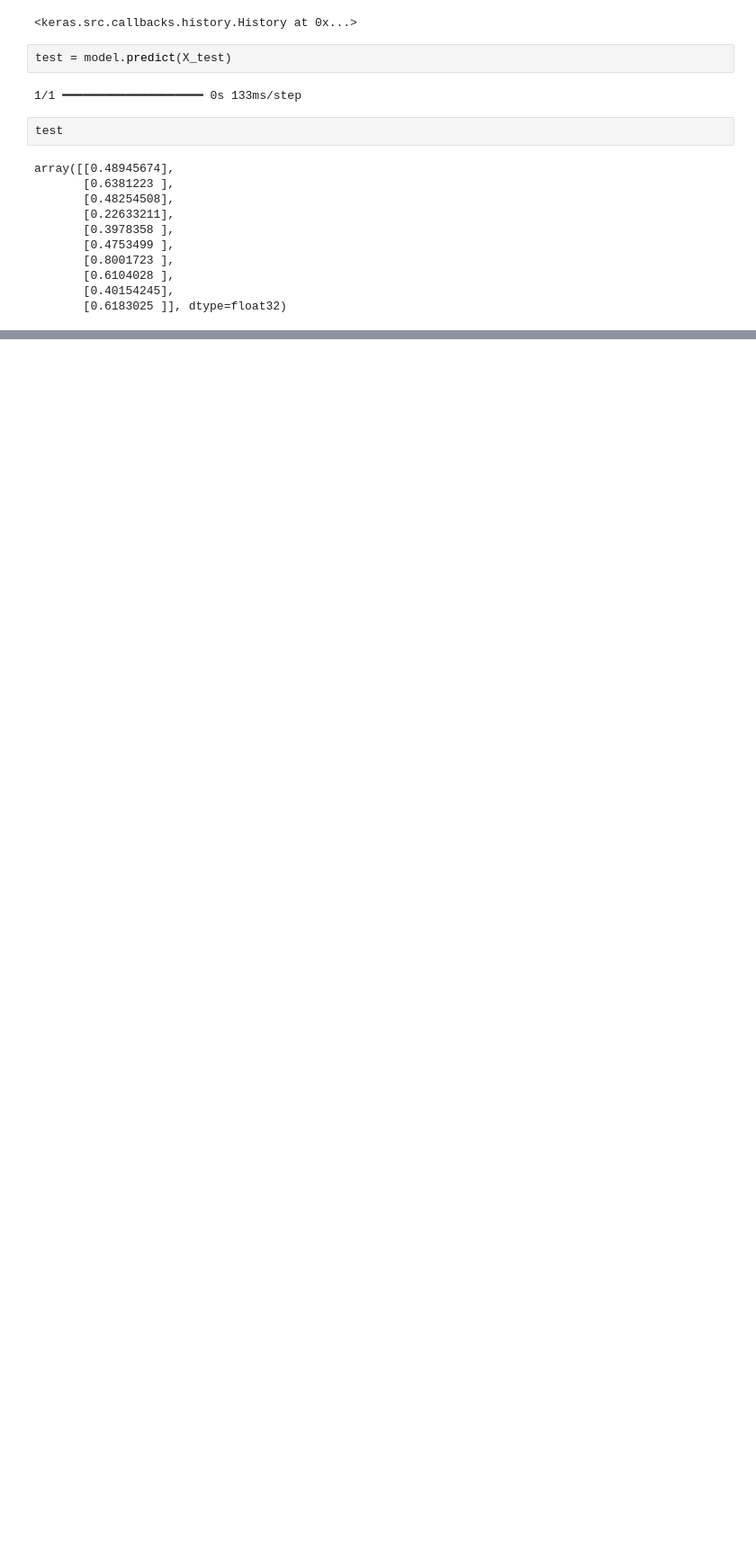
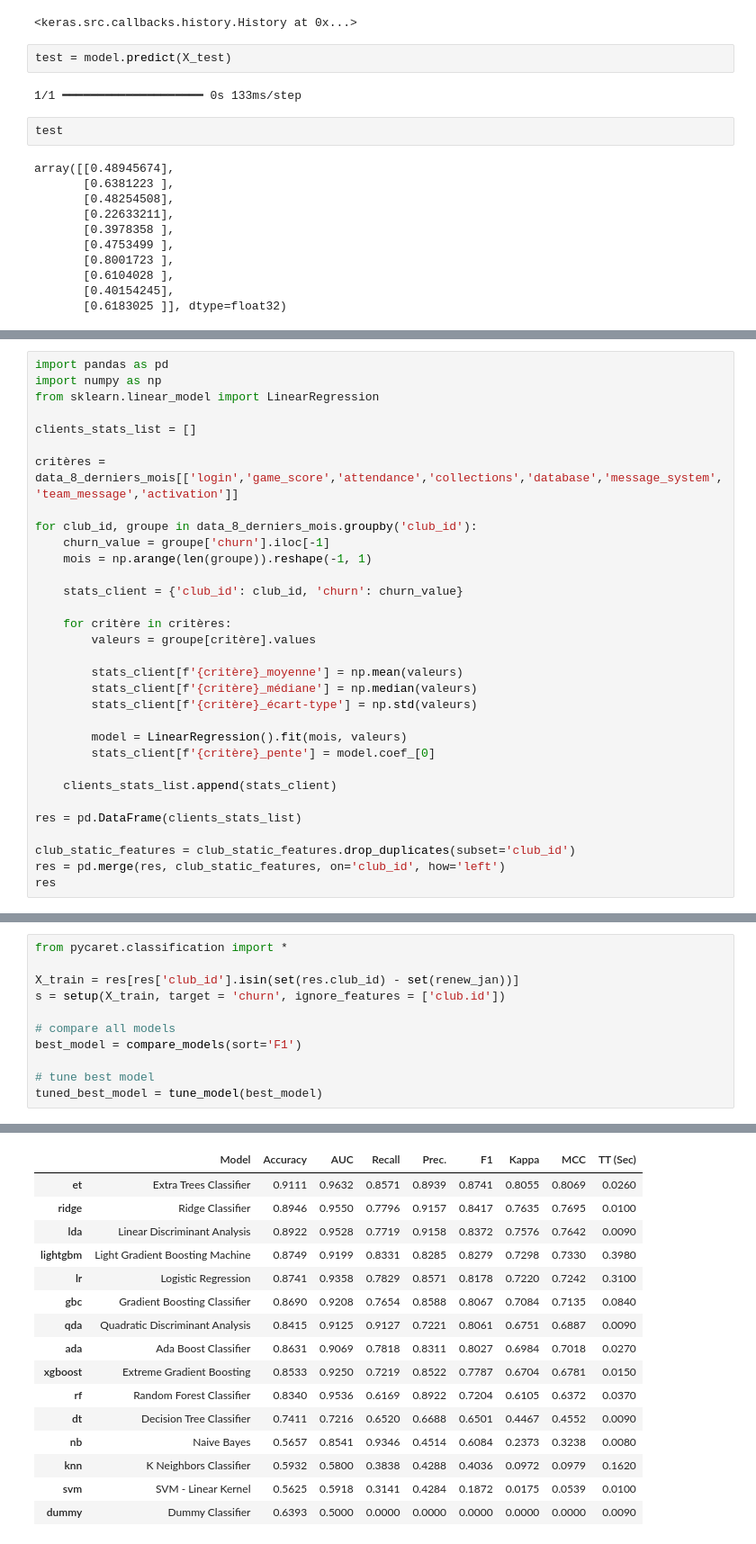
Before and after one commit to flbmax/csmplatform, a Jupyter notebook: churn_research.ipynb, the cells around one changed output, grey strips where cells are left out. Shown at 90% size. Cells and saved outputs as stored; diff of their text form; blank space fills up the shorter version.

```diff
--- a/churn_research.ipynb
+++ b/churn_research.ipynb
@@ -265,0 +552,32 @@ array([[0.48945674],
+# %%
+import pandas as pd
+import numpy as np
+from sklearn.linear_model import LinearRegression
+
+clients_stats_list = []
+
+critères = data_8_derniers_mois[['login','game_score','attendance','collections','database','message_system','team_message','activation']]
+
+for club_id, groupe in data_8_derniers_mois.groupby('club_id'):
+    churn_value = groupe['churn'].iloc[-1]
+    mois = np.arange(len(groupe)).reshape(-1, 1)
+
+    stats_client = {'club_id': club_id, 'churn': churn_value}
+
+    for critère in critères:
+        valeurs = groupe[critère].values
+
+        stats_client[f'{critère}_moyenne'] = np.mean(valeurs)
+        stats_client[f'{critère}_médiane'] = np.median(valeurs)
+        stats_client[f'{critère}_écart-type'] = np.std(valeurs)
+
+        model = LinearRegression().fit(mois, valeurs)
+        stats_client[f'{critère}_pente'] = model.coef_[0]
+
+    clients_stats_list.append(stats_client)
+
+res = pd.DataFrame(clients_stats_list)
+
+club_static_features = club_static_features.drop_duplicates(subset='club_id')
+res = pd.merge(res, club_static_features, on='club_id', how='left')
+res
@@ -265,0 +610,12 @@ array([[0.48945674],
+# %%
+from pycaret.classification import *
+
+X_train = res[res['club_id'].isin(set(res.club_id) - set(renew_jan))]
+s = setup(X_train, target = 'churn', ignore_features = ['club.id'])
+
+# compare all models
+best_model = compare_models(sort='F1')
+
+# tune best model
+tuned_best_model = tune_model(best_model)
+# %% [output]
@@ -265,0 +640,16 @@ array([[0.48945674],
+|  | Model | Accuracy | AUC | Recall | Prec. | F1 | Kappa | MCC | TT (Sec) |
+| et | Extra Trees Classifier | 0.9111 | 0.9632 | 0.8571 | 0.8939 | 0.8741 | 0.8055 | 0.8069 | 0.0260 |
+| ridge | Ridge Classifier | 0.8946 | 0.9550 | 0.7796 | 0.9157 | 0.8417 | 0.7635 | 0.7695 | 0.0100 |
+| lda | Linear Discriminant Analysis | 0.8922 | 0.9528 | 0.7719 | 0.9158 | 0.8372 | 0.7576 | 0.7642 | 0.0090 |
+| lightgbm | Light Gradient Boosting Machine | 0.8749 | 0.9199 | 0.8331 | 0.8285 | 0.8279 | 0.7298 | 0.7330 | 0.3980 |
+| lr | Logistic Regression | 0.8741 | 0.9358 | 0.7829 | 0.8571 | 0.8178 | 0.7220 | 0.7242 | 0.3100 |
+| gbc | Gradient Boosting Classifier | 0.8690 | 0.9208 | 0.7654 | 0.8588 | 0.8067 | 0.7084 | 0.7135 | 0.0840 |
+| qda | Quadratic Discriminant Analysis | 0.8415 | 0.9125 | 0.9127 | 0.7221 | 0.8061 | 0.6751 | 0.6887 | 0.0090 |
+| ada | Ada Boost Classifier | 0.8631 | 0.9069 | 0.7818 | 0.8311 | 0.8027 | 0.6984 | 0.7018 | 0.0270 |
+| xgboost | Extreme Gradient Boosting | 0.8533 | 0.9250 | 0.7219 | 0.8522 | 0.7787 | 0.6704 | 0.6781 | 0.0150 |
+| rf | Random Forest Classifier | 0.8340 | 0.9536 | 0.6169 | 0.8922 | 0.7204 | 0.6105 | 0.6372 | 0.0370 |
+| dt | Decision Tree Classifier | 0.7411 | 0.7216 | 0.6520 | 0.6688 | 0.6501 | 0.4467 | 0.4552 | 0.0090 |
+| nb | Naive Bayes | 0.5657 | 0.8541 | 0.9346 | 0.4514 | 0.6084 | 0.2373 | 0.3238 | 0.0080 |
+| knn | K Neighbors Classifier | 0.5932 | 0.5800 | 0.3838 | 0.4288 | 0.4036 | 0.0972 | 0.0979 | 0.1620 |
+| svm | SVM - Linear Kernel | 0.5625 | 0.5918 | 0.3141 | 0.4284 | 0.1872 | 0.0175 | 0.0539 | 0.0100 |
+| dummy | Dummy Classifier | 0.6393 | 0.5000 | 0.0000 | 0.0000 | 0.0000 | 0.0000 | 0.0000 | 0.0090 |
```
Also changed, not shown: parts of 32 cells of this notebook, 24 other files.
